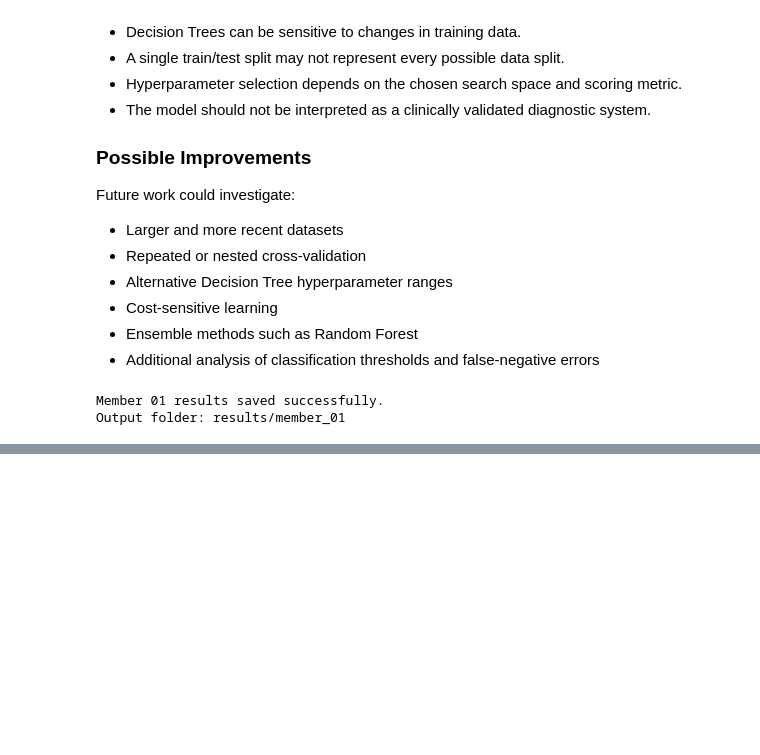
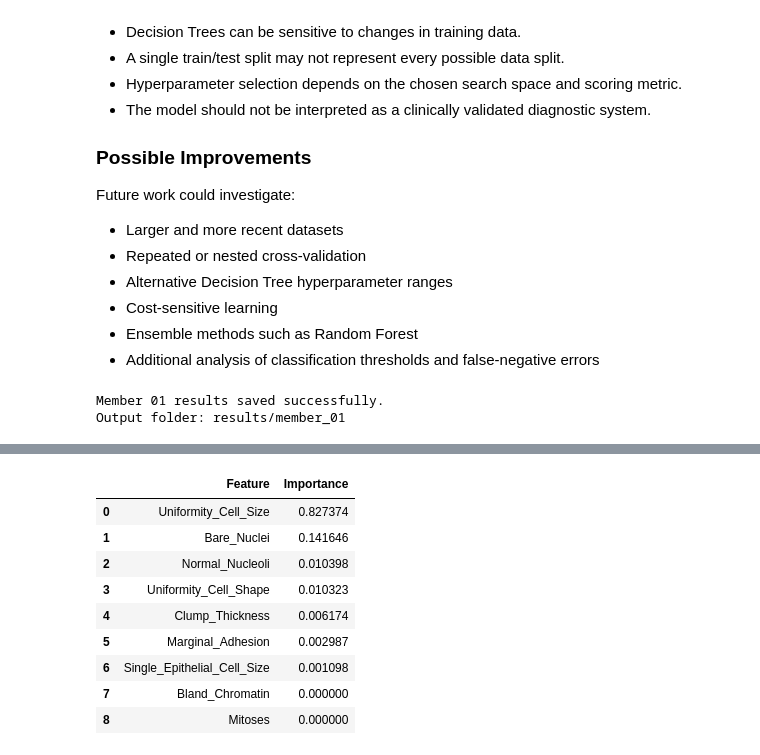
Before and after one commit to N-Amasha/Breast-Cancer-Classification, a Jupyter notebook: MEMBER_01/notebook.ipynb, the cells around one changed output, grey strips where cells are left out. Cells and saved outputs as stored; diff of their text form; code cells hidden in the pictures; blank space fills up the shorter version.

```diff
--- a/MEMBER_01/notebook.ipynb
+++ b/MEMBER_01/notebook.ipynb
@@ -1223,0 +3361,46 @@ Output folder: results/member_01
+# %%
+# ============================================================
+# MEMBER 01 CORRECTED DECISION TREE FEATURE IMPORTANCE
+# ============================================================
+
+# Extract the trained Decision Tree from the pipeline.
+final_dt_tree = (
+    final_dt_best_model.named_steps["model"]
+)
+
+
+# Create a table connecting each feature with its
+# importance learned by the tuned Decision Tree.
+final_dt_feature_importance = pd.DataFrame({
+
+    "Feature":
+        final_dt_X.columns,
+
+    "Importance":
+        final_dt_tree.feature_importances_
+})
+
+
+# Sort from most important to least important.
+final_dt_feature_importance = (
+    final_dt_feature_importance
+    .sort_values(
+        by="Importance",
+        ascending=False
+    )
+    .reset_index(drop=True)
+)
+
+
+final_dt_feature_importance
+# %% [output]
+|  | Feature | Importance |
+| 0 | Uniformity_Cell_Size | 0.827374 |
+| 1 | Bare_Nuclei | 0.141646 |
+| 2 | Normal_Nucleoli | 0.010398 |
+| 3 | Uniformity_Cell_Shape | 0.010323 |
+| 4 | Clump_Thickness | 0.006174 |
+| 5 | Marginal_Adhesion | 0.002987 |
+| 6 | Single_Epithelial_Cell_Size | 0.001098 |
+| 7 | Bland_Chromatin | 0.000000 |
+| 8 | Mitoses | 0.000000 |
```
Also changed, not shown: parts of 36 cells of this notebook, 4 other files.
